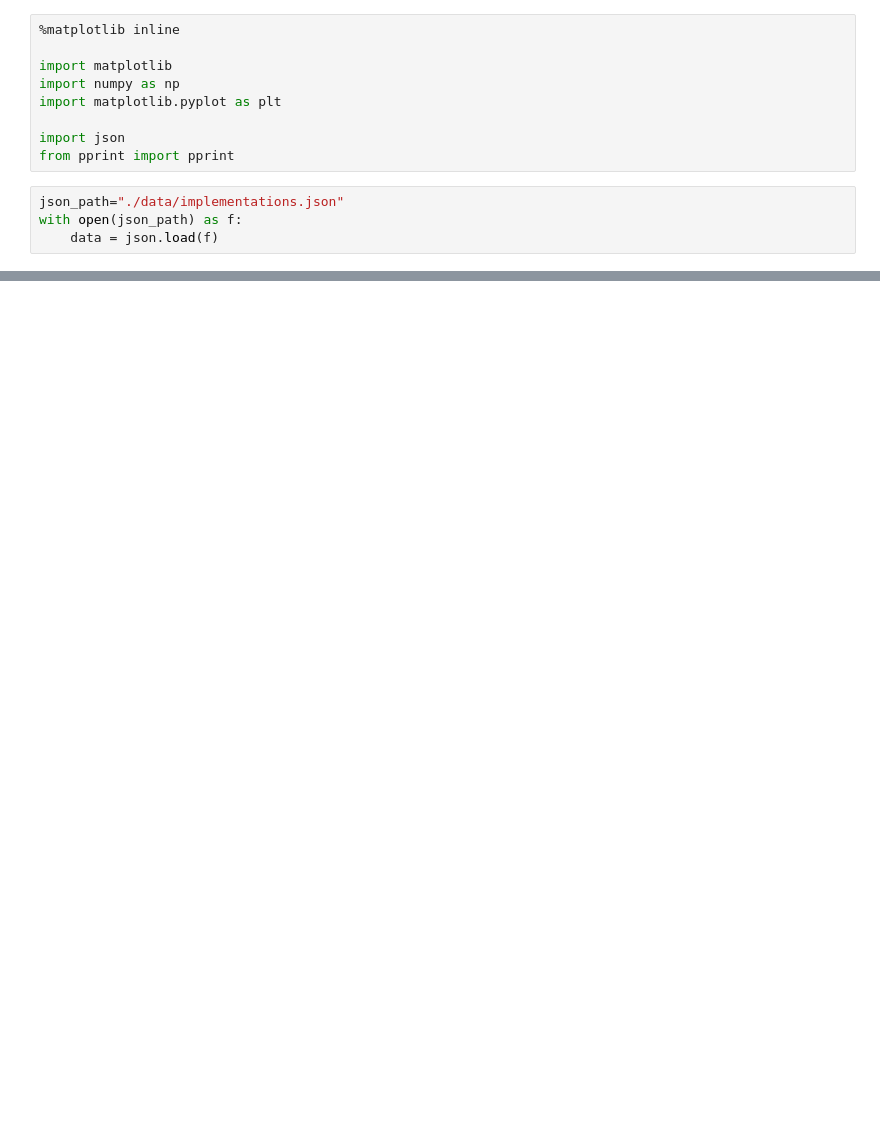
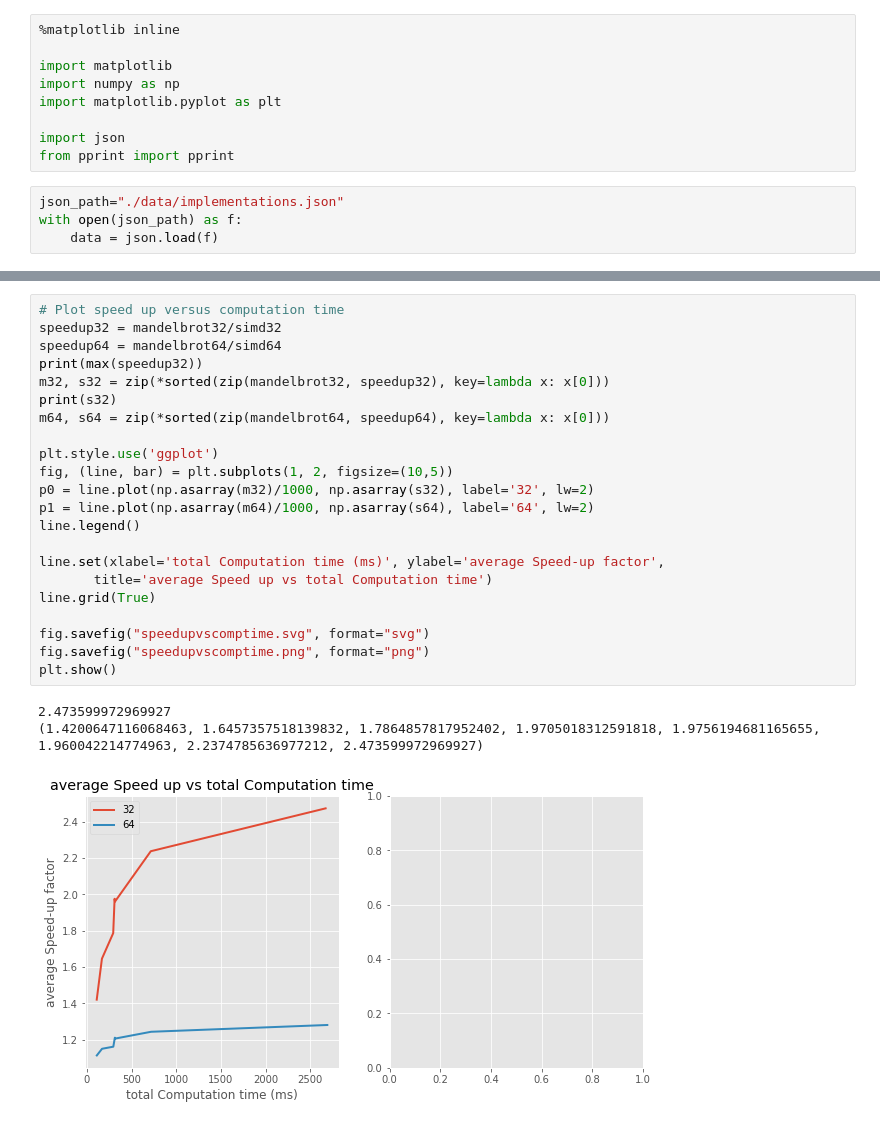
Before and after one commit to eragp/mandelbrot, a Jupyter notebook: eval/implementations_eval.ipynb, the cells around one changed output, grey strips where cells are left out. Saved outputs shown, nothing was run; the diff lists cells and outputs as text; blank space fills up the shorter version.

```diff
--- a/eval/implementations_eval.ipynb
+++ b/eval/implementations_eval.ipynb
@@ -81,0 +82,26 @@ plt.show()
+# %%
+# Plot speed up versus computation time
+speedup32 = mandelbrot32/simd32
+speedup64 = mandelbrot64/simd64
+print(max(speedup32))
+m32, s32 = zip(*sorted(zip(mandelbrot32, speedup32), key=lambda x: x[0]))
+print(s32)
+m64, s64 = zip(*sorted(zip(mandelbrot64, speedup64), key=lambda x: x[0]))
+
+plt.style.use('ggplot')
+fig, (line, bar) = plt.subplots(1, 2, figsize=(10,5))
+p0 = line.plot(np.asarray(m32)/1000, np.asarray(s32), label='32', lw=2)
+p1 = line.plot(np.asarray(m64)/1000, np.asarray(s64), label='64', lw=2)
+line.legend()
+
+line.set(xlabel='total Computation time (ms)', ylabel='average Speed-up factor',
+       title='average Speed up vs total Computation time')
+line.grid(True)
+
+fig.savefig("speedupvscomptime.svg", format="svg")
+fig.savefig("speedupvscomptime.png", format="png")
+plt.show()
+# %% [output]
+2.473599972969927
+(1.4200647116068463, 1.6457357518139832, 1.7864857817952402, 1.9705018312591818, 1.9756194681165655, 1.960042214774963, 2.2374785636977212, 2.473599972969927)
+[figure, added]
```
Also changed, not shown: parts of 2 cells of this notebook, 2 other files.
